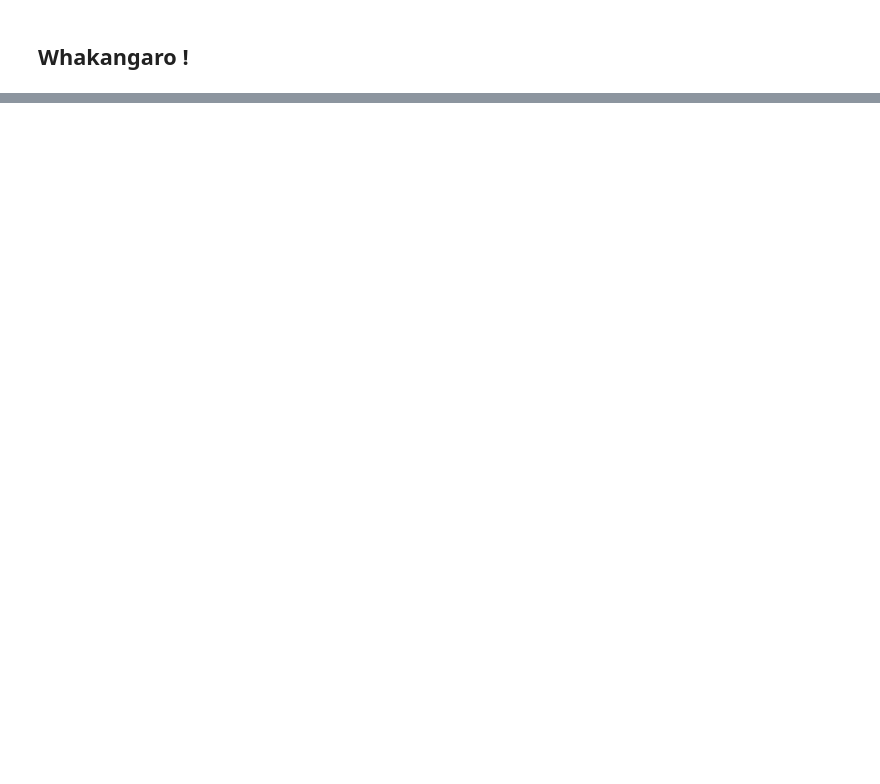
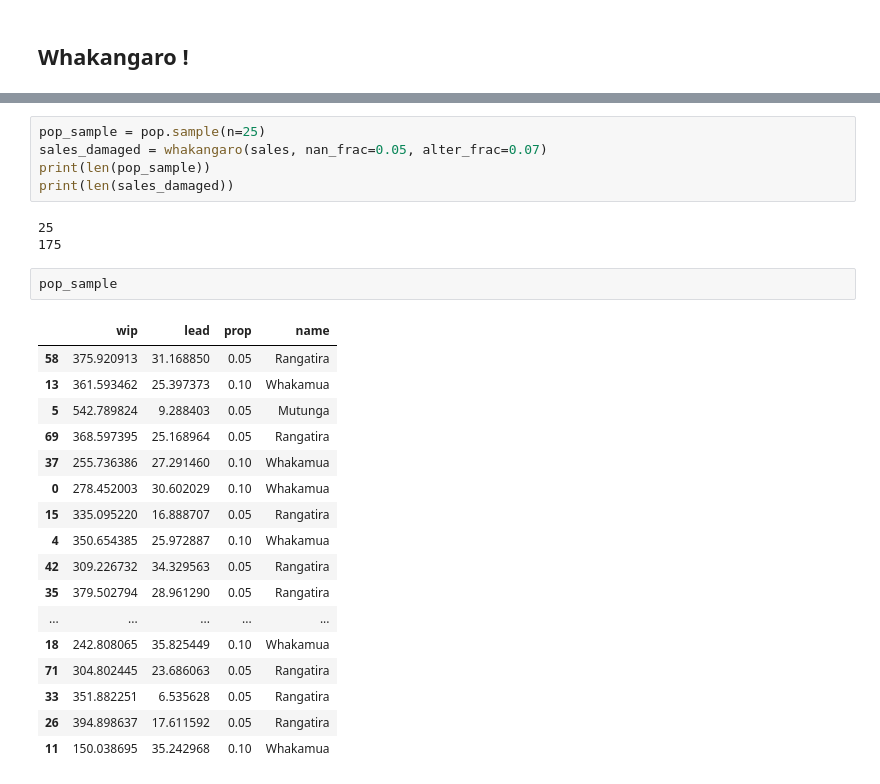
Before and after one commit to skipperkongen/das-market, a Jupyter notebook: hanga_taupori.ipynb, the cells around one changed output, grey strips where cells are left out. Cells and saved outputs as stored; diff of their text form; blank space fills up the shorter version.

Commit message:
whakangaro

```diff
--- a/hanga_taupori.ipynb
+++ b/hanga_taupori.ipynb
@@ -86,0 +105,28 @@ array([ 53,  11, 160, 144, 175, 170,  89,  30, 131, 118])
+# %%
+pop_sample = pop.sample(n=25)
+sales_damaged = whakangaro(sales, nan_frac=0.05, alter_frac=0.07)
+print(len(pop_sample))
+print(len(sales_damaged))
+# %% [output]
+25
+175
+# %%
+pop_sample
+# %% [output]
+|  | wip | lead | prop | name |
+| 58 | 375.920913 | 31.168850 | 0.05 | Rangatira |
+| 13 | 361.593462 | 25.397373 | 0.10 | Whakamua |
+| 5 | 542.789824 | 9.288403 | 0.05 | Mutunga |
+| 69 | 368.597395 | 25.168964 | 0.05 | Rangatira |
+| 37 | 255.736386 | 27.291460 | 0.10 | Whakamua |
+| 0 | 278.452003 | 30.602029 | 0.10 | Whakamua |
+| 15 | 335.095220 | 16.888707 | 0.05 | Rangatira |
+| 4 | 350.654385 | 25.972887 | 0.10 | Whakamua |
+| 42 | 309.226732 | 34.329563 | 0.05 | Rangatira |
+| 35 | 379.502794 | 28.961290 | 0.05 | Rangatira |
+| ... | ... | ... | ... | ... |
+| 18 | 242.808065 | 35.825449 | 0.10 | Whakamua |
+| 71 | 304.802445 | 23.686063 | 0.05 | Rangatira |
+| 33 | 351.882251 | 6.535628 | 0.05 | Rangatira |
+| 26 | 394.898637 | 17.611592 | 0.05 | Rangatira |
+| 11 | 150.038695 | 35.242968 | 0.10 | Whakamua |
```
Also changed, not shown: parts of 8 cells of this notebook, 2 other files.
